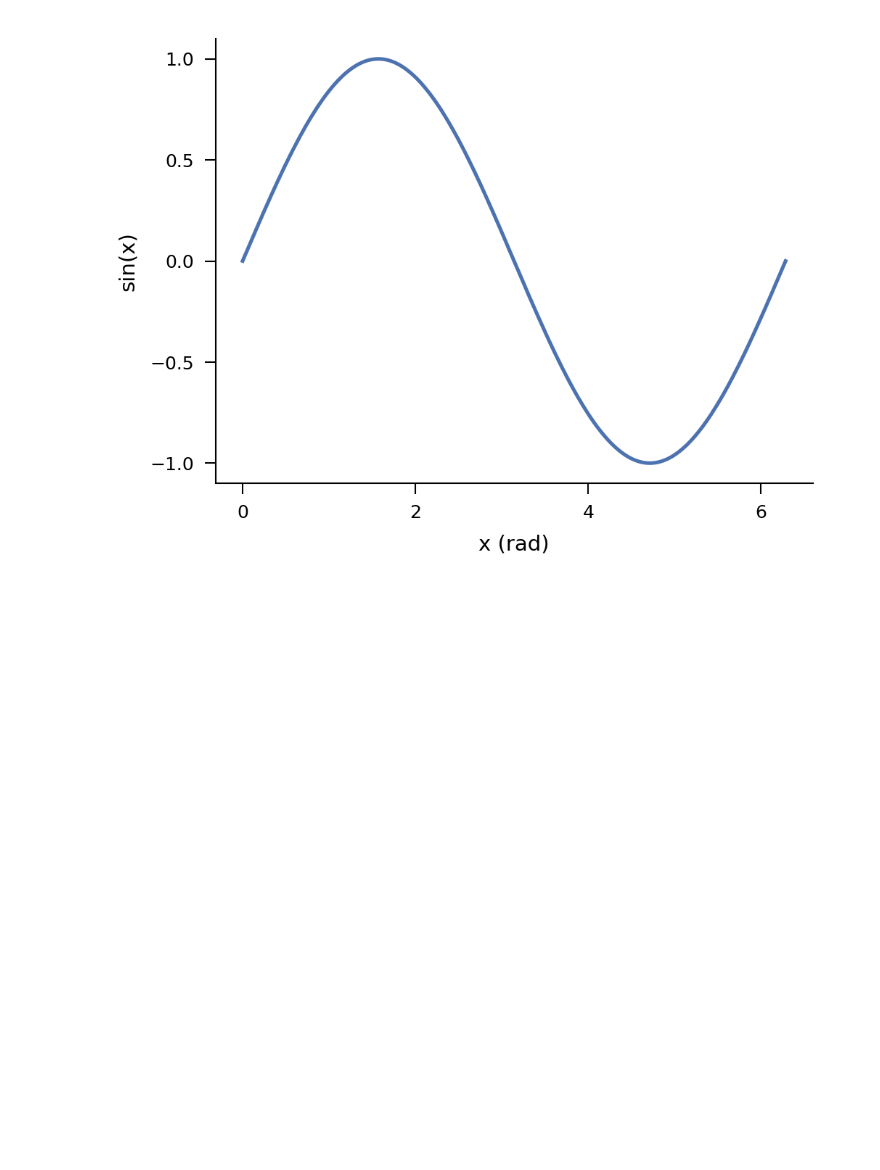
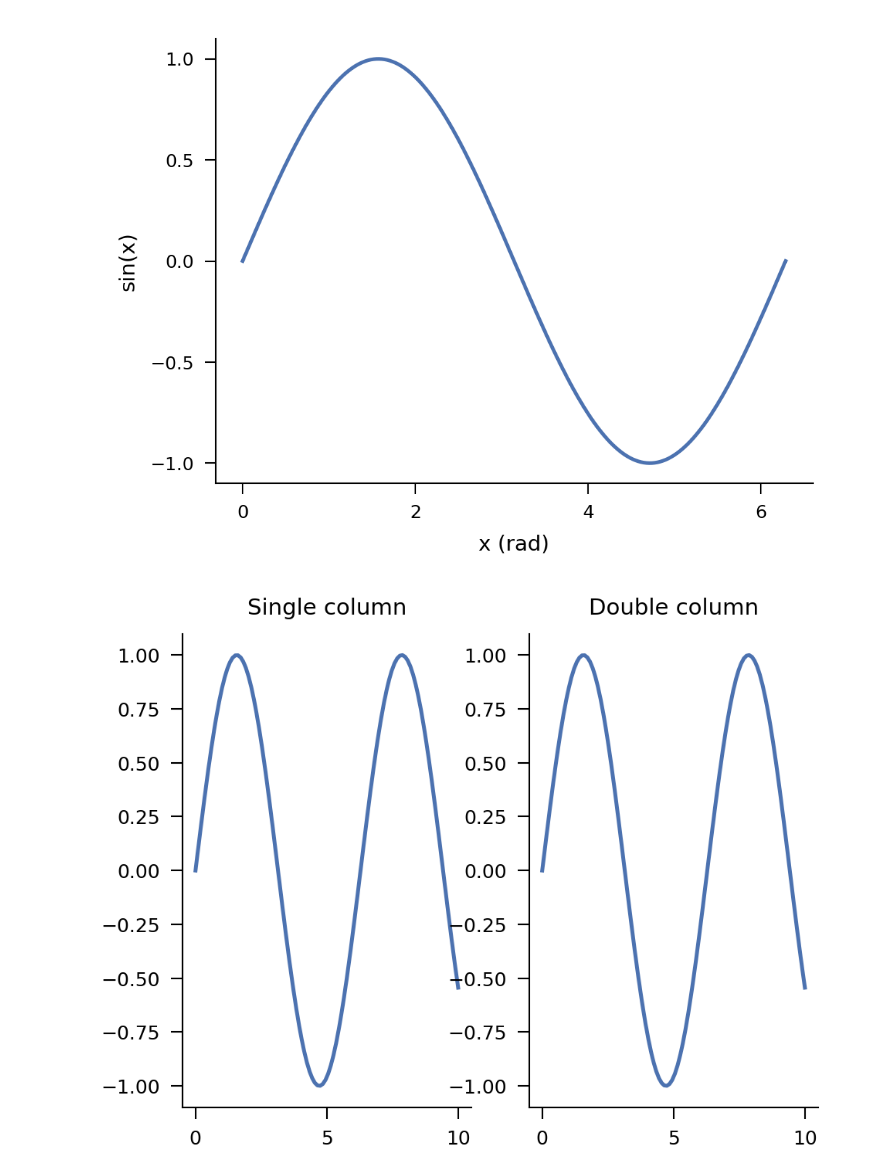
Before and after one commit to soubsoub/journal_style, a Jupyter notebook: demo_colab.ipynb, the cells around one changed output. Saved outputs shown, nothing was run; the diff lists cells and outputs as text; code cells hidden in the pictures; blank space fills up the shorter version.

```diff
--- a/demo_colab.ipynb
+++ b/demo_colab.ipynb
@@ -106,3 +114,21 @@ with journal_style("nature", mode="color") as palette:
 # %% [output]
 Saved figure1.pdf
 [figure]
+# %%
+with journal_style("nature") as palette:
+
+    fig, axes = plt.subplots(1, 2, figsize=(10, 3))
+
+    axes[0].set_title("Single column")
+    axes[1].set_title("Double column")
+
+    for ax in axes:
+        ax.plot(np.linspace(0, 10, 100), np.sin(np.linspace(0, 10, 100)))
+
+    fig.set_size_inches(palette.figsize_single)
+    plt.show()
+
+    fig.set_size_inches(palette.figsize_double)
+    plt.show()
+# %% [output]
+[figure, added]
```
Also changed, not shown: parts of 2 cells of this notebook.
